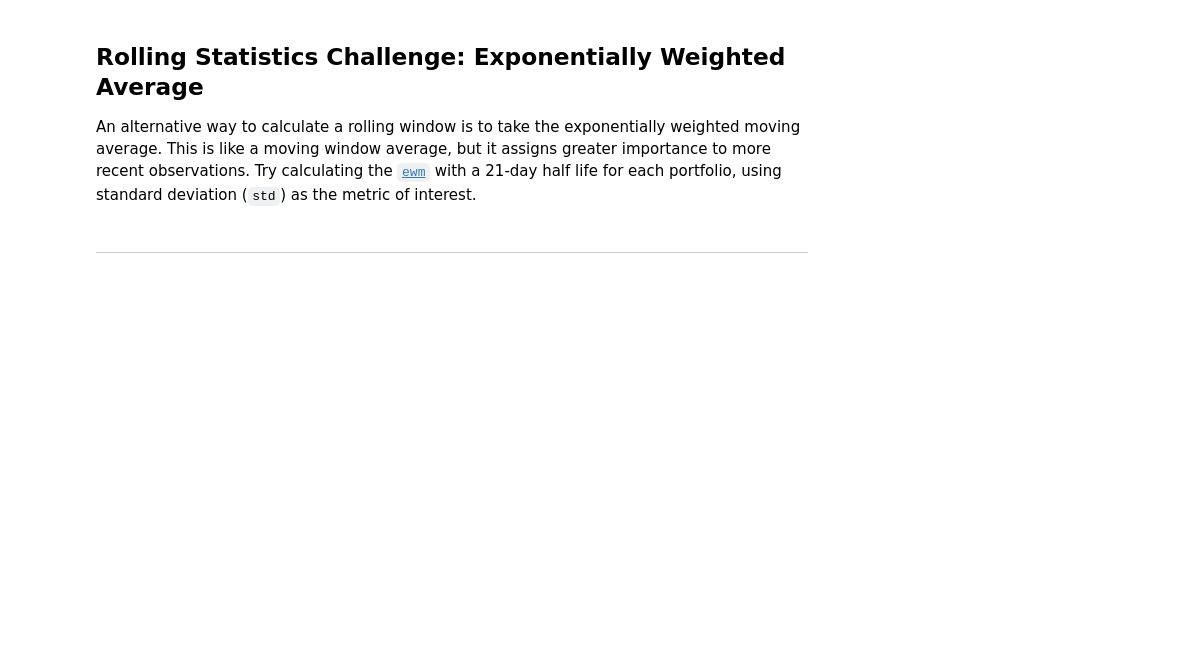
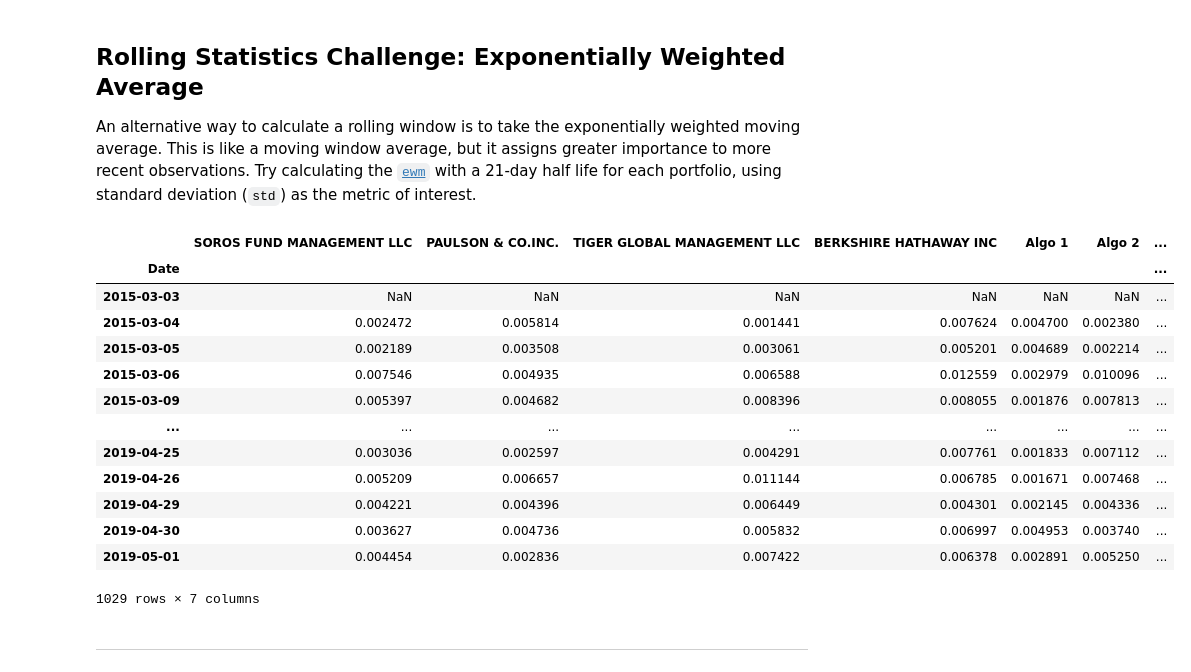
Before and after one commit to JstJacks/Pandas-homework, a Jupyter notebook: Starter_Code/whale_analysis.ipynb, the cells around one changed output. Drawn from its saved outputs; the diff is of its cells as text; code cells hidden in the pictures; blank space fills up the shorter version.

```diff
--- a/Starter_Code/whale_analysis.ipynb
+++ b/Starter_Code/whale_analysis.ipynb
@@ -442,6 +442,22 @@ rolling_beta2.plot()
 An alternative way to calculate a rolling window is to take the exponentially weighted moving average. This is like a moving window average, but it assigns greater importance to more recent observations. Try calculating the [`ewm`](https://pandas.pydata.org/pandas-docs/stable/reference/api/pandas.DataFrame.ewm.html) with a 21-day half life for each portfolio, using standard deviation (`std`) as the metric of interest.
 # %%
 # Use `ewm` to calculate the rolling window
+combined_df.ewm(com = 0.5).std()
+# %% [output]
+|  | SOROS FUND MANAGEMENT LLC | PAULSON & CO.INC. | TIGER GLOBAL MANAGEMENT LLC | BERKSHIRE HATHAWAY INC | Algo 1 | Algo 2 | ... |
+| Date |  |  |  |  |  |  | ... |
+| 2015-03-03 | NaN | NaN | NaN | NaN | NaN | NaN | ... |
+| 2015-03-04 | 0.002472 | 0.005814 | 0.001441 | 0.007624 | 0.004700 | 0.002380 | ... |
+| 2015-03-05 | 0.002189 | 0.003508 | 0.003061 | 0.005201 | 0.004689 | 0.002214 | ... |
+| 2015-03-06 | 0.007546 | 0.004935 | 0.006588 | 0.012559 | 0.002979 | 0.010096 | ... |
+| 2015-03-09 | 0.005397 | 0.004682 | 0.008396 | 0.008055 | 0.001876 | 0.007813 | ... |
+| ... | ... | ... | ... | ... | ... | ... | ... |
+| 2019-04-25 | 0.003036 | 0.002597 | 0.004291 | 0.007761 | 0.001833 | 0.007112 | ... |
+| 2019-04-26 | 0.005209 | 0.006657 | 0.011144 | 0.006785 | 0.001671 | 0.007468 | ... |
+| 2019-04-29 | 0.004221 | 0.004396 | 0.006449 | 0.004301 | 0.002145 | 0.004336 | ... |
+| 2019-04-30 | 0.003627 | 0.004736 | 0.005832 | 0.006997 | 0.004953 | 0.003740 | ... |
+| 2019-05-01 | 0.004454 | 0.002836 | 0.007422 | 0.006378 | 0.002891 | 0.005250 | ... |
+1029 rows × 7 columns
 # %% [markdown]
 ---
 # %% [markdown]
```
